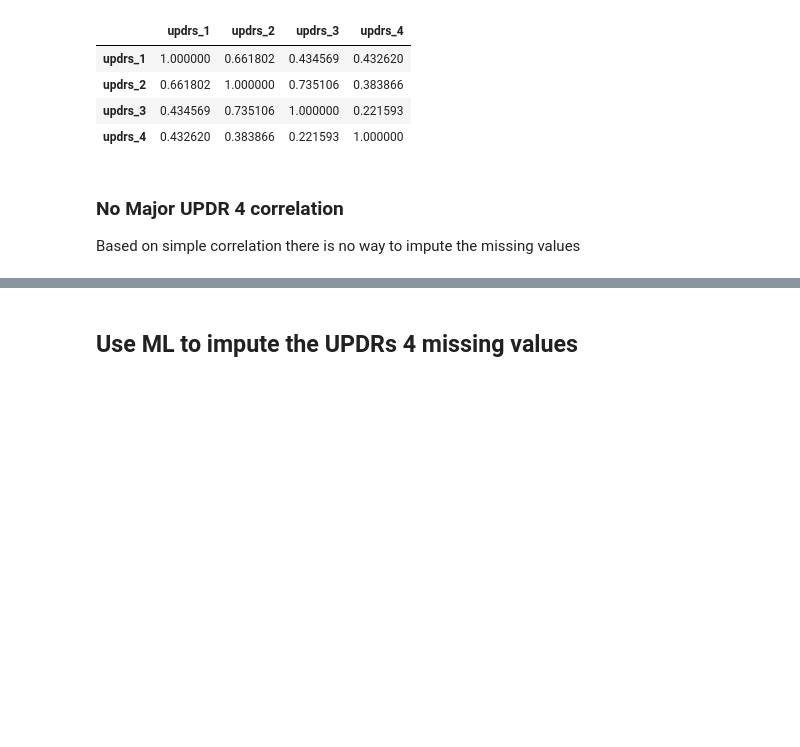
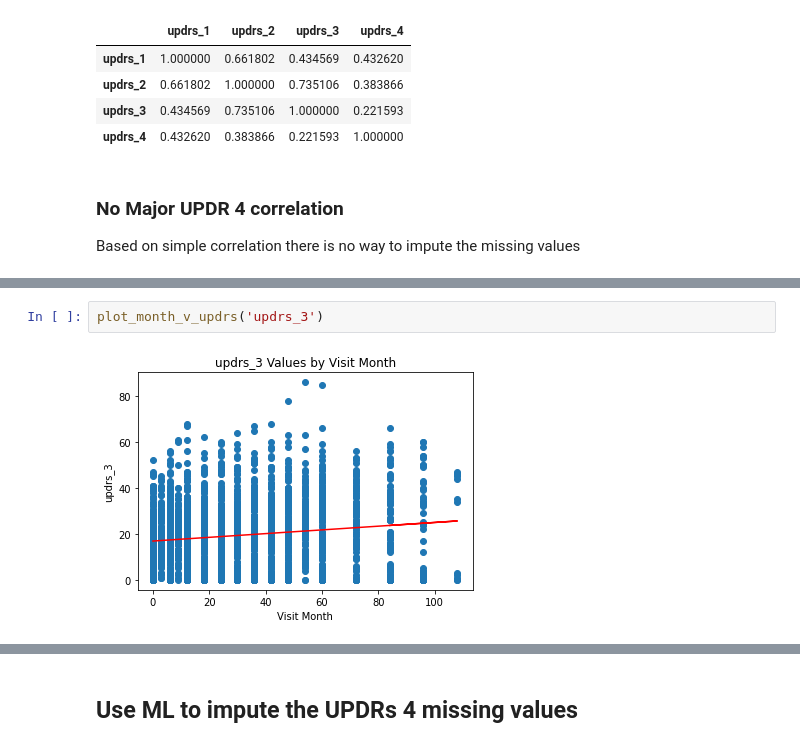
Before and after one commit to dagartga/Boosted-Models-for-Parkinsons-Prediction, a Jupyter notebook: parkinsons_1/notebooks/EDA_RandomForest.ipynb, the cells around one changed output, grey strips where cells are left out. Drawn from its saved outputs; the diff is of its cells as text; blank space fills up the shorter version.

```diff
--- a/parkinsons_1/notebooks/EDA_RandomForest.ipynb
+++ b/parkinsons_1/notebooks/EDA_RandomForest.ipynb
@@ -291,0 +313,4 @@ Based on simple correlation there is no way to impute the missing values
+# %%
+plot_month_v_updrs('updrs_3')
+# %% [output]
+[figure, added]
```
Also changed, not shown: parts of 65 cells of this notebook, 51 other files.
